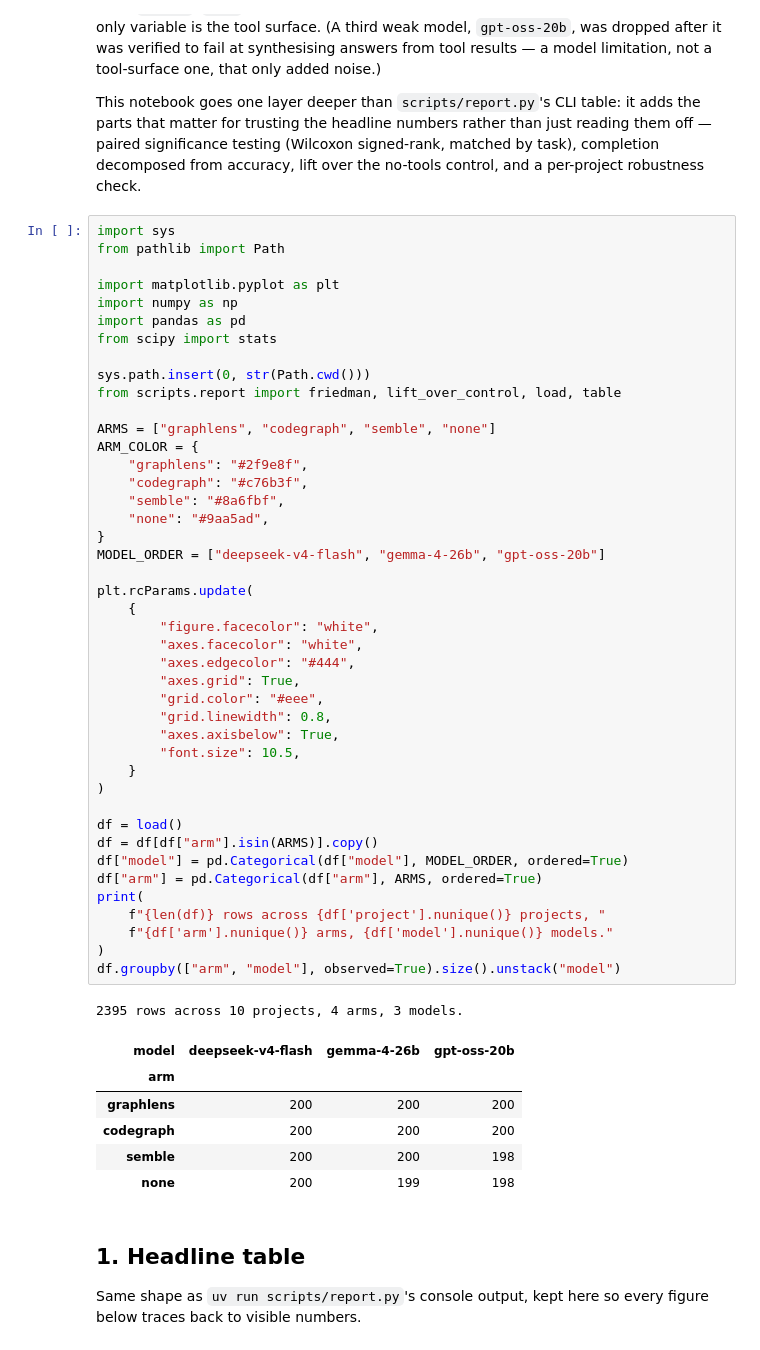
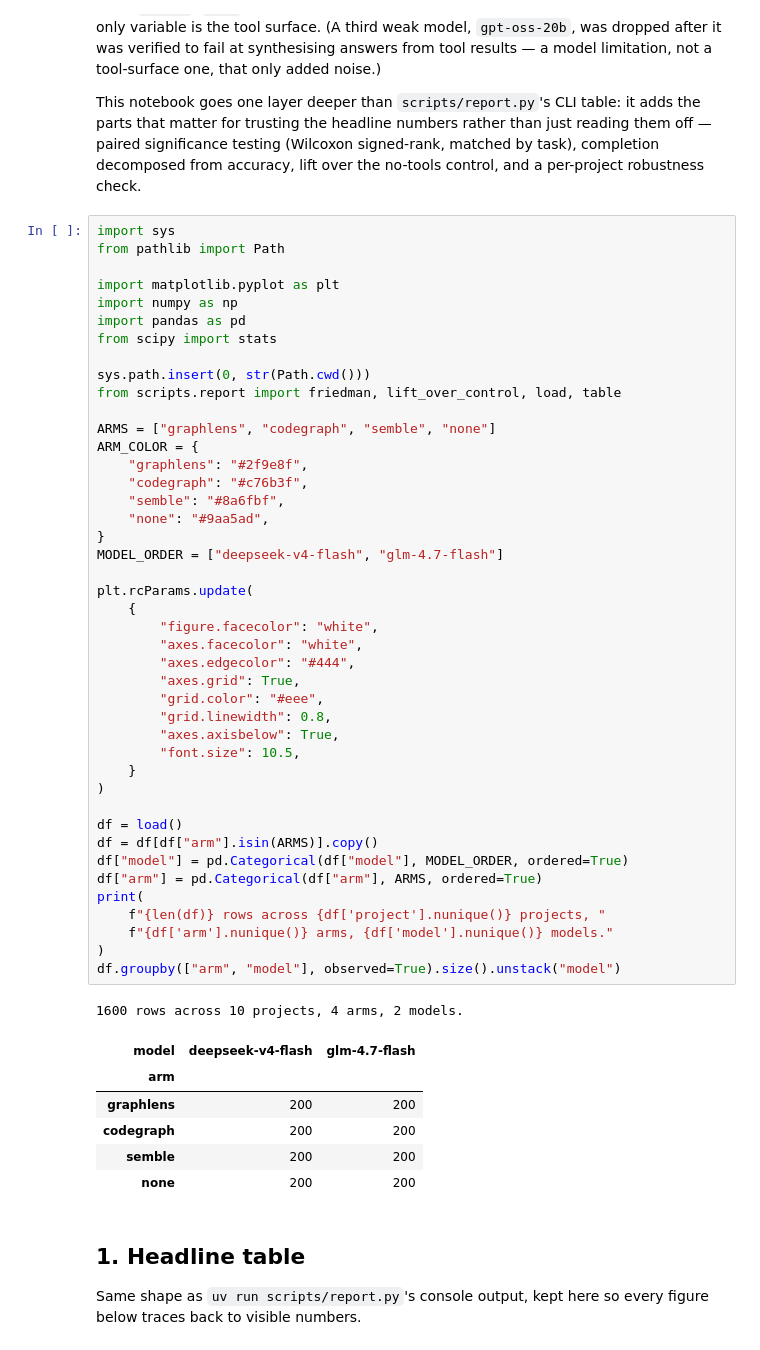
Before and after one commit to Neko1313/graphlens-mcp, a Jupyter notebook: benchmarks/metrics.ipynb, the cells around one changed output. Cells and saved outputs as stored; diff of their text form.

```diff
--- a/benchmarks/metrics.ipynb
+++ b/benchmarks/metrics.ipynb
@@ -20,41 +20,41 @@ ARMS = ["graphlens", "codegraph", "semble", "none"]
 ARM_COLOR = {
     "graphlens": "#2f9e8f",
     "codegraph": "#c76b3f",
     "semble": "#8a6fbf",
     "none": "#9aa5ad",
 }
-MODEL_ORDER = ["deepseek-v4-flash", "gemma-4-26b", "gpt-oss-20b"]
+MODEL_ORDER = ["deepseek-v4-flash", "glm-4.7-flash"]
 
 plt.rcParams.update(
     {
         "figure.facecolor": "white",
         "axes.facecolor": "white",
         "axes.edgecolor": "#444",
         "axes.grid": True,
         "grid.color": "#eee",
         "grid.linewidth": 0.8,
         "axes.axisbelow": True,
         "font.size": 10.5,
     }
 )
 
 df = load()
 df = df[df["arm"].isin(ARMS)].copy()
 df["model"] = pd.Categorical(df["model"], MODEL_ORDER, ordered=True)
 df["arm"] = pd.Categorical(df["arm"], ARMS, ordered=True)
 print(
     f"{len(df)} rows across {df['project'].nunique()} projects, "
     f"{df['arm'].nunique()} arms, {df['model'].nunique()} models."
 )
 df.groupby(["arm", "model"], observed=True).size().unstack("model")
 # %% [output]
-2395 rows across 10 projects, 4 arms, 3 models.
+1600 rows across 10 projects, 4 arms, 2 models.
-| model | deepseek-v4-flash | gemma-4-26b | gpt-oss-20b |
-| arm |  |  |  |
-| graphlens | 200 | 200 | 200 |
-| codegraph | 200 | 200 | 200 |
-| semble | 200 | 200 | 198 |
-| none | 200 | 199 | 198 |
+| model | deepseek-v4-flash | glm-4.7-flash |
+| arm |  |  |
+| graphlens | 200 | 200 |
+| codegraph | 200 | 200 |
+| semble | 200 | 200 |
+| none | 200 | 200 |
 # %% [markdown]
 ## 1. Headline table
 
```
Also changed, not shown: parts of 6 cells of this notebook, 28 other files.
